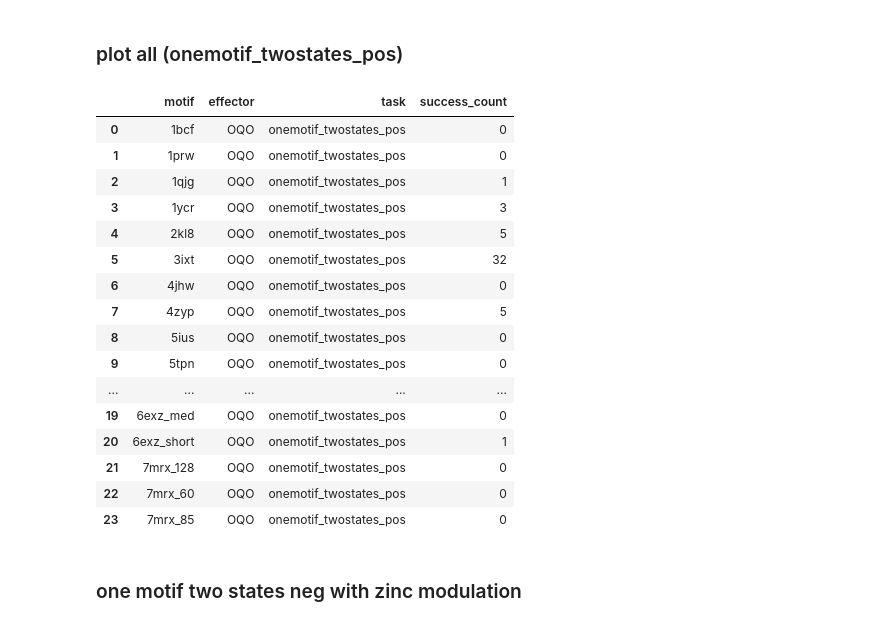
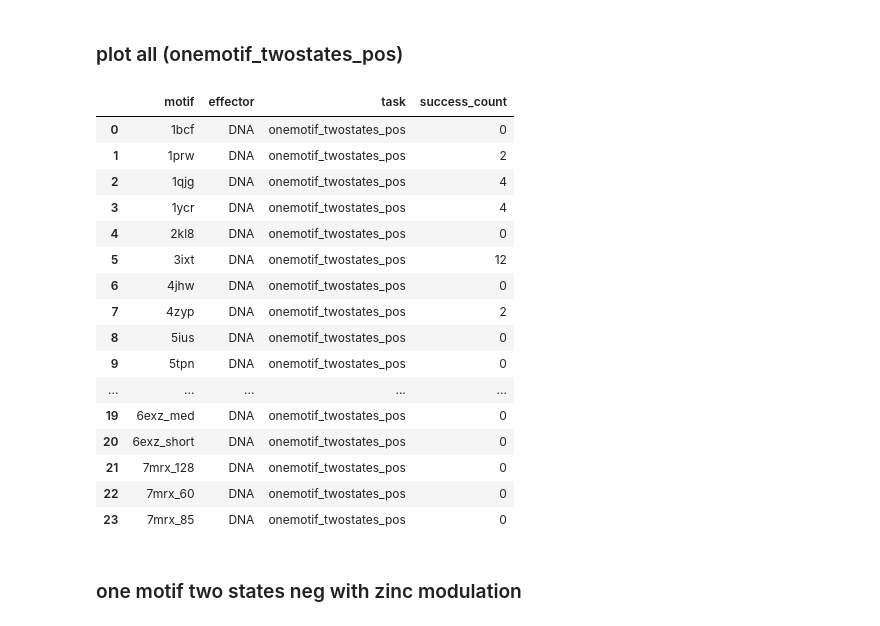
Before and after one commit to aparsanMIT/MotifCraft-AA, a Jupyter notebook: eval.ipynb, the cells around one changed output. Cells and saved outputs as stored; diff of their text form; code cells hidden in the pictures.

```diff
--- a/eval.ipynb
+++ b/eval.ipynb
@@ -15,13 +15,25 @@ from plotly.subplots import make_subplots
 # out_dir = f"/data/cb/mihirb14/projects/BoltzDesign1/out/test/zinc/onemotif_twostates_pos"
 
 # out_dir = f"out/onemotif_twostates_neg_OQO/"
-out_dir = f"out/onemotif_twostates_pos_EcoRIdna"
-motif = "3ixt"
-motif_pdb = f"/data/cb/mihirb14/projects/BoltzDesign1/motifs/{motif}.pdb"
+out_dir = f"out/onemotif_twostates_pos_EcoRIdna_0"
+out_dir = 'tmp/new'
+motif = "1prw"
+motif_pdb = f"motifs/{motif}.pdb"
 motif_out_dir = os.path.join(out_dir,motif)
 # %%
+import io
+import warnings
+warnings.simplefilter(action='ignore', category=FutureWarning)
+
+class CPU_Unpickler(pickle.Unpickler):
+    def find_class(self, module, name):
+        if module == 'torch.storage' and name == '_load_from_bytes':
+            return lambda b: torch.load(io.BytesIO(b), map_location='cpu')
+        else: return super().find_class(module, name)
 
 
+
+import torch
 def motif_results(motif_out_dir, motif_pdb, motif):
     rows = []
     for design_dir in sorted(glob.glob(os.path.join(motif_out_dir, "design*"))):
@@ -32,8 +44,8 @@ def motif_results(motif_out_dir, motif_pdb, motif):
             motif_mask = pickle.load(f)["motif_mask"]
 
         for state in [0, 1]:
-            with open(os.path.join(design_dir, f"state{state}.pkl"), "rb") as f:
-                outdict = pickle.load(f)
+            with open(os.path.join(design_dir, f"state{state}.pkl"), 'rb') as f:
+                outdict = CPU_Unpickler(f).load()
 
             for sample_idx in range(5):  # assume 5 samples per state
                 pdb_file = os.path.join(design_dir, f"state{state}_sample{sample_idx}.pdb")
@@ -73,5 +85,5 @@ def motif_results(motif_out_dir, motif_pdb, motif):
 
 
 df_full,df_agg = motif_results(motif_out_dir,motif_pdb, motif)
-df_full
+df_agg
 # %% [output]
@@ -224,57 +243,57 @@ len(df_neg[df_neg["success_count"]!=0])
 ### plot all (onemotif_twostates_pos)
 # %%
 # out_dir = f"./out/onemotif_twostates_pos/"
-out_dir = f"out/onemotif_twostates_pos_OQO/"
+out_dir = f"out/onemotif_twostates_pos_EcoRIdna_0/"
 successes_pos = []
 
 for motif in sorted(os.listdir(out_dir)):
     motif_out_dir = os.path.join(out_dir, motif)
 
     agg_path = os.path.join(motif_out_dir, "_aggresults.csv")
     full_path = os.path.join(motif_out_dir, "_fullresults.csv")
 
-    if not (os.path.exists(agg_path) and os.path.exists(full_path)):
-        motif_pdb = f"/data/cb/mihirb14/projects/BoltzDesign1/motifs/{motif}.pdb"
-        full, agg = motif_results(motif_out_dir, motif_pdb, motif)
-    else:
-        full = pd.read_csv(full_path)
-        agg = pd.read_csv(agg_path)
+    # if not (os.path.exists(agg_path) and os.path.exists(full_path)):
+    #     motif_pdb = f"/data/cb/mihirb14/projects/BoltzDesign1/motifs/{motif}.pdb"
+    #     full, agg = motif_results(motif_out_dir, motif_pdb, motif)
+    # else:
+    full = pd.read_csv(full_path)
+    agg = pd.read_csv(agg_path)
 
     # condition for one motif two states positive allostery
     n_success = len(
         agg[(agg["motifRMSD_mean_unbound"] > 1.0) & (agg["motifRMSD_mean_bound"] <= 1.0) & ((agg["motifRMSD_mean_bound"] - agg["motifRMSD_mean_unbound"]).abs() >= 0.5) ]
     )
 
     successes_pos.append({
         "motif": motif,
-        "effector": "OQO",
+        "effector": "DNA",
         "task": "onemotif_twostates_pos",
         "success_count": n_success
     })
 
     # plot_scatter_motifrmsd(agg, motif).show()
 
 df_pos = pd.DataFrame(successes_pos)
 
 df_pos
 # %% [output]
 |  | motif | effector | task | success_count |
-| 0 | 1bcf | OQO | onemotif_twostates_pos | 0 |
-| 1 | 1prw | OQO | onemotif_twostates_pos | 0 |
-| 2 | 1qjg | OQO | onemotif_twostates_pos | 1 |
-| 3 | 1ycr | OQO | onemotif_twostates_pos | 3 |
-| 4 | 2kl8 | OQO | onemotif_twostates_pos | 5 |
-| 5 | 3ixt | OQO | onemotif_twostates_pos | 32 |
-| 6 | 4jhw | OQO | onemotif_twostates_pos | 0 |
-| 7 | 4zyp | OQO | onemotif_twostates_pos | 5 |
-| 8 | 5ius | OQO | onemotif_twostates_pos | 0 |
-| 9 | 5tpn | OQO | onemotif_twostates_pos | 0 |
+| 0 | 1bcf | DNA | onemotif_twostates_pos | 0 |
+| 1 | 1prw | DNA | onemotif_twostates_pos | 2 |
+| 2 | 1qjg | DNA | onemotif_twostates_pos | 4 |
+| 3 | 1ycr | DNA | onemotif_twostates_pos | 4 |
+| 4 | 2kl8 | DNA | onemotif_twostates_pos | 0 |
+| 5 | 3ixt | DNA | onemotif_twostates_pos | 12 |
+| 6 | 4jhw | DNA | onemotif_twostates_pos | 0 |
+| 7 | 4zyp | DNA | onemotif_twostates_pos | 2 |
+| 8 | 5ius | DNA | onemotif_twostates_pos | 0 |
+| 9 | 5tpn | DNA | onemotif_twostates_pos | 0 |
 | ... | ... | ... | ... | ... |
-| 19 | 6exz_med | OQO | onemotif_twostates_pos | 0 |
-| 20 | 6exz_short | OQO | onemotif_twostates_pos | 1 |
-| 21 | 7mrx_128 | OQO | onemotif_twostates_pos | 0 |
-| 22 | 7mrx_60 | OQO | onemotif_twostates_pos | 0 |
-| 23 | 7mrx_85 | OQO | onemotif_twostates_pos | 0 |
+| 19 | 6exz_med | DNA | onemotif_twostates_pos | 0 |
+| 20 | 6exz_short | DNA | onemotif_twostates_pos | 0 |
+| 21 | 7mrx_128 | DNA | onemotif_twostates_pos | 0 |
+| 22 | 7mrx_60 | DNA | onemotif_twostates_pos | 0 |
+| 23 | 7mrx_85 | DNA | onemotif_twostates_pos | 0 |
 # %% [markdown]
 ### one motif two states neg with zinc modulation
 # %%
```
Also changed, not shown: parts of 4 cells of this notebook, 10 other files.
